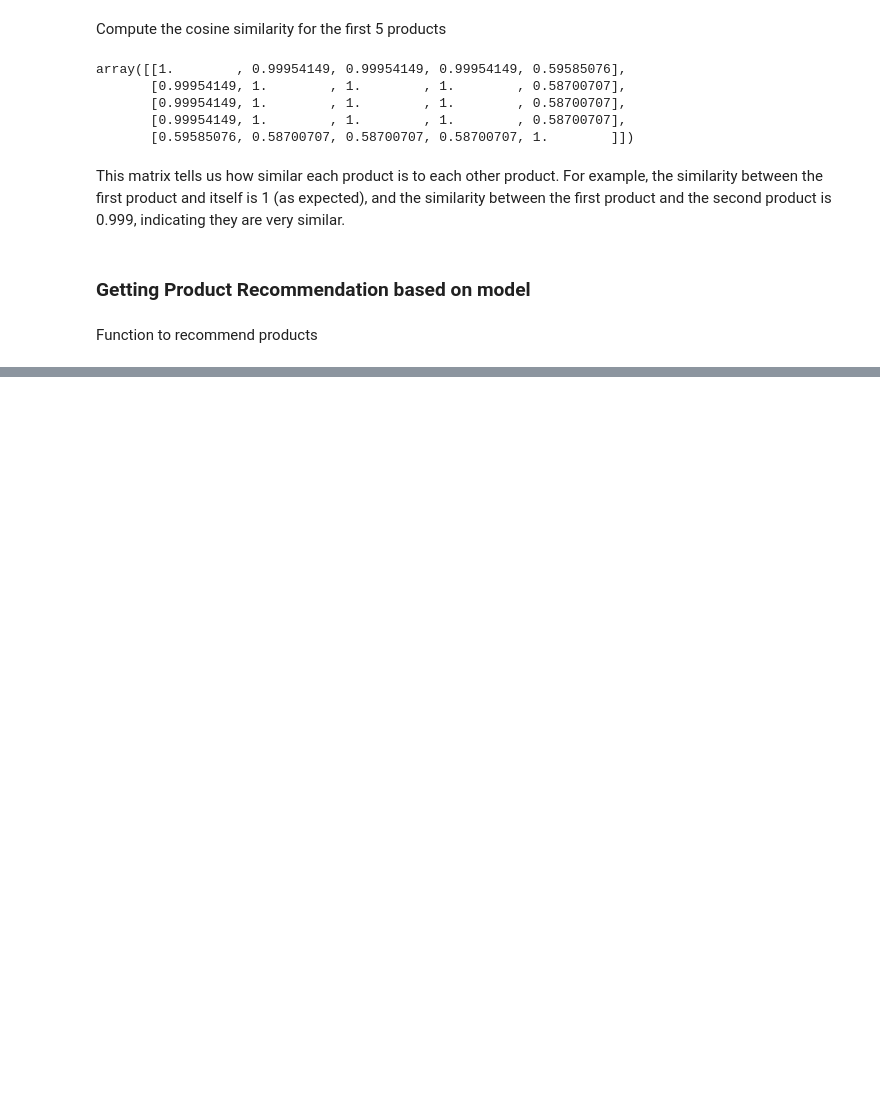
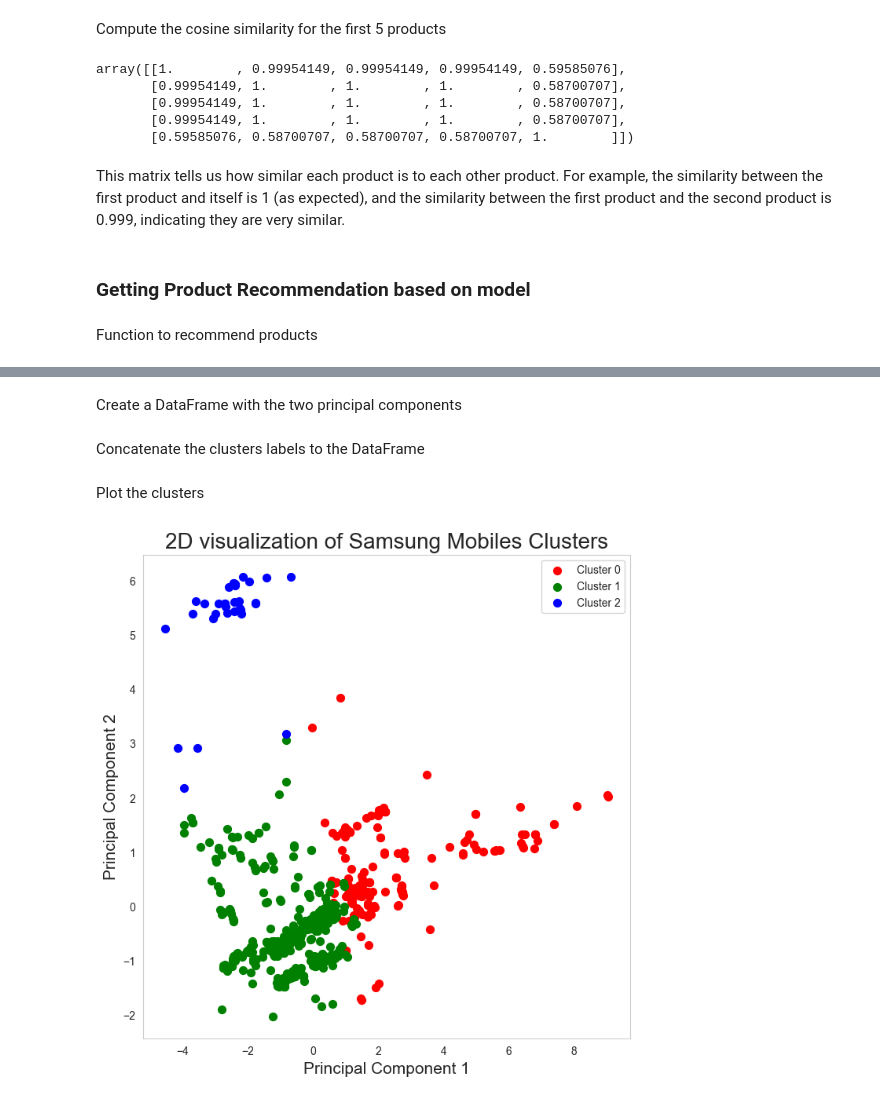
Before and after one commit to JanKosgei/Smartphone-Recommender-System, a Jupyter notebook: Recommender.ipynb, the cells around one changed output, grey strips where cells are left out. Cells and saved outputs as stored; diff of their text form; code cells hidden in the pictures; blank space fills up the shorter version.

```diff
--- a/Recommender.ipynb
+++ b/Recommender.ipynb
@@ -297,0 +335,2 @@ recommend_button.on_click(recommend)
+# %%
+combined_data['cluster'] = kmeans.labels_
@@ -297,0 +349,29 @@ recommend_button.on_click(recommend)
+# %%
+pca = PCA(n_components=2)
+principal_components = pca.fit_transform(data_scaled)
+# %% [markdown]
+Create a DataFrame with the two principal components
+# %%
+principal_df = pd.DataFrame(data=principal_components, columns=['principal component 1', 'principal component 2'])
+# %% [markdown]
+Concatenate the clusters labels to the DataFrame
+# %%
+final_df = pd.concat([principal_df, combined_data[['cluster']]], axis=1)
+# %% [markdown]
+Plot the clusters
+# %%
+fig = plt.figure(figsize=(8,8))
+ax = fig.add_subplot(1,1,1)
+ax.set_xlabel('Principal Component 1', fontsize=15)
+ax.set_ylabel('Principal Component 2', fontsize=15)
+ax.set_title('2D visualization of Samsung Mobiles Clusters', fontsize=20)
+
+colors = ['r', 'g', 'b']
+for cluster in range(3):
+    indicesToKeep = final_df['cluster'] == cluster
+    ax.scatter(final_df.loc[indicesToKeep, 'principal component 1'], final_df.loc[indicesToKeep, 'principal component 2'], c=colors[cluster], s=50)
+
+ax.legend(['Cluster 0', 'Cluster 1', 'Cluster 2'])
+ax.grid()
+# %% [output]
+[figure, added]
```
Also changed, not shown: parts of 25 cells of this notebook.
